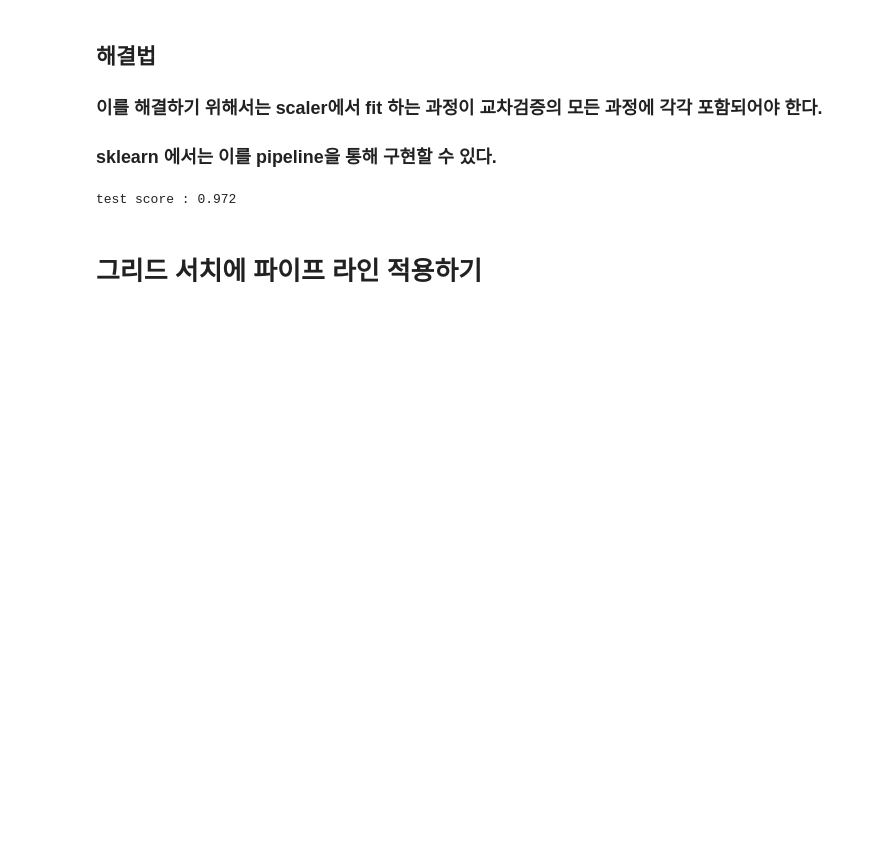
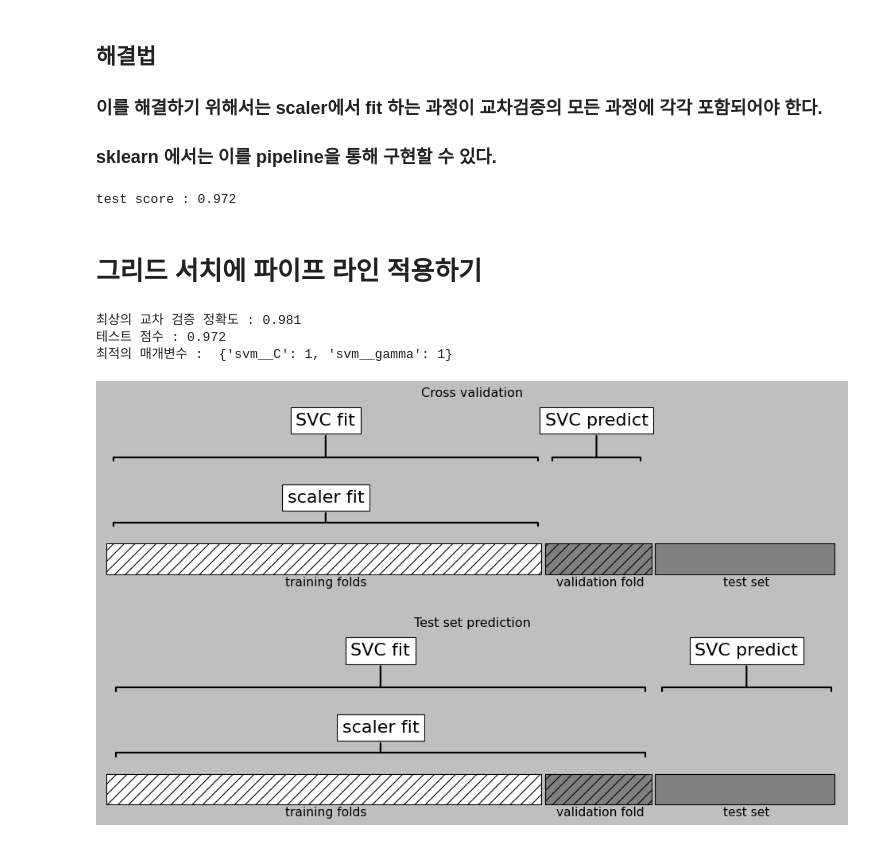
Before and after one commit to Hosung-Ahn/IntroducingML, a Jupyter notebook: Chapter5-model accuracy, model selection/알고리즘 체인과 파이프라인.ipynb, the cells around one changed output. Drawn from its saved outputs; the diff is of its cells as text; code cells hidden in the pictures; blank space fills up the shorter version.

```diff
--- a/Chapter5-model accuracy, model selection/알고리즘 체인과 파이프라인.ipynb
+++ b/Chapter5-model accuracy, model selection/알고리즘 체인과 파이프라인.ipynb
@@ -67,0 +72,14 @@ test score : 0.972
+# %%
+grid = GridSearchCV(pipe, param_grid=param_grid, cv=5)
+grid.fit(X_train, y_train)
+print(f"최상의 교차 검증 정확도 : {grid.best_score_:0.3f}")
+print(f"테스트 점수 : {grid.score(X_test, y_test):0.3f}")
+print("최적의 매개변수 : ", grid.best_params_)
+# %% [output]
+최상의 교차 검증 정확도 : 0.981
+테스트 점수 : 0.972
+최적의 매개변수 :  {'svm__C': 1, 'svm__gamma': 1}
+# %%
+mglearn.plots.plot_proper_processing()
+# %% [output]
+[figure, added]
```
Also changed, not shown: parts of 1 cell of this notebook.
